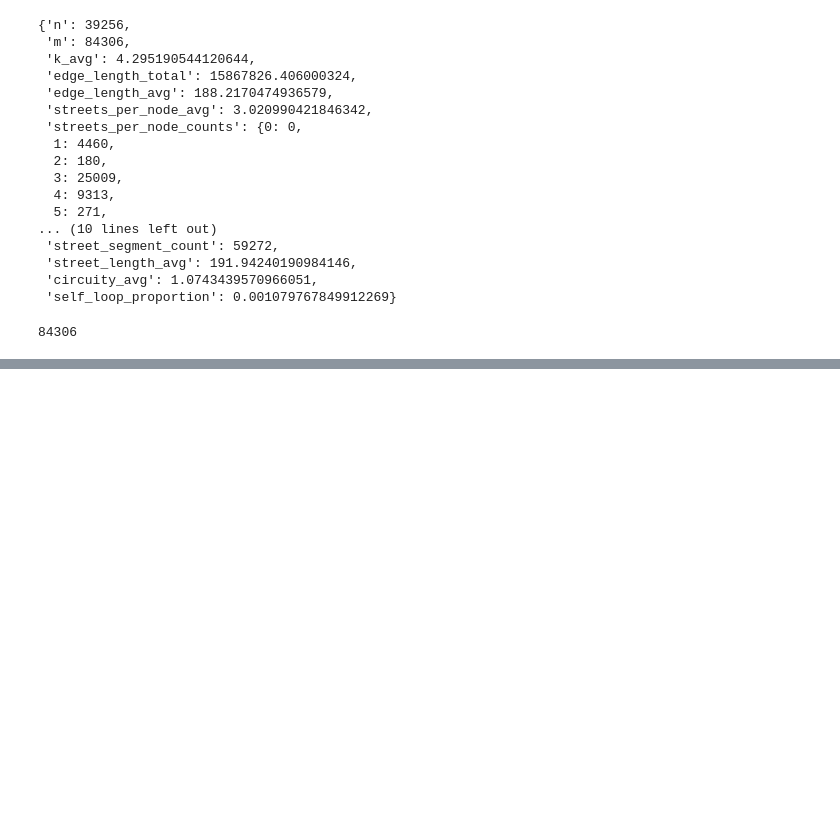
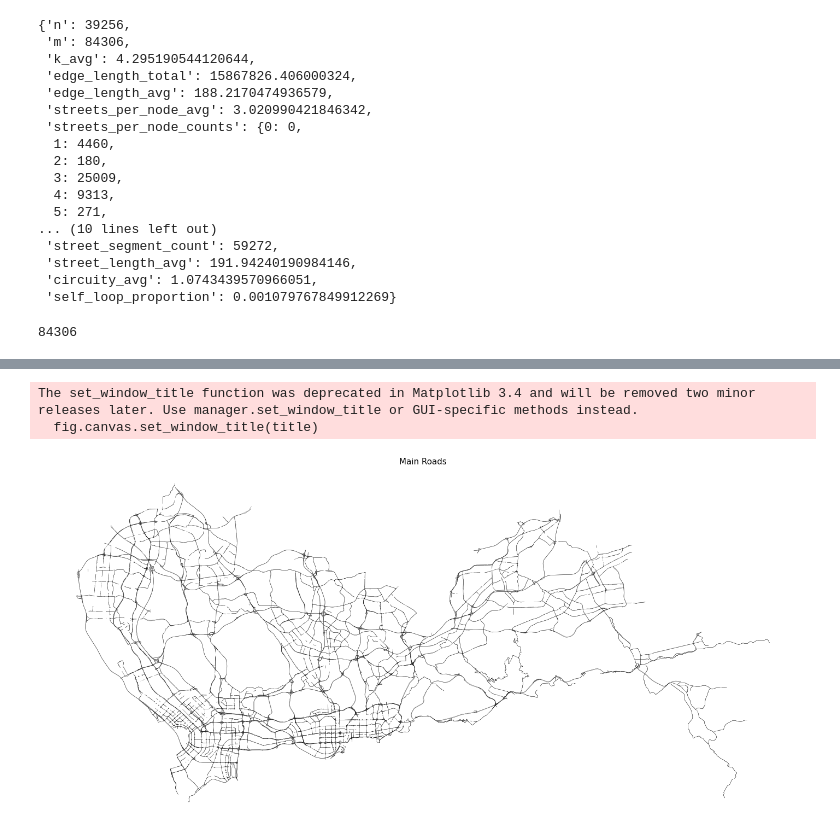
Before and after one commit to XDZhelheim/TrafficFlowModel, a Jupyter notebook: data_process/gen_road_network.ipynb, the cells around one changed output, grey strips where cells are left out. Cells and saved outputs as stored; diff of their text form; code cells hidden in the pictures; blank space fills up the shorter version.

```diff
--- a/data_process/gen_road_network.ipynb
+++ b/data_process/gen_road_network.ipynb
@@ -176,0 +308,4 @@ sz_line_graph_drive=nx.read_gpickle("../data/sz_line_graph_drive.pkl")
+# %%
+df_roads=gpd.GeoDataFrame(pd.read_pickle("../data/df_main_roads.pkl"))
+
+df_roads
@@ -176,0 +335,23 @@ sz_line_graph_drive=nx.read_gpickle("../data/sz_line_graph_drive.pkl")
+# %%
+def show_geom(obj, color, title, cmap=None):
+    """
+    - 画几何图形
+    - obj 为 GeoDataFrame/GeoSeries
+    - 使用例:
+        - df_midpoint=gp.GeoDataFrame(geometry=midpointcoords)
+        - show_points(df_midpoint, "red", "中点")
+    """
+
+    fig, ax=plt.subplots(figsize=(25, 15))
+    obj.plot(ax=ax, color=color, cmap=cmap, markersize=0.2)
+    plt.title(title, fontsize=15, fontname="Source Han Serif CN", color="black")
+    ax.axis("off")
+    fig.canvas.set_window_title(title)
+
+    plt.show()
+# %%
+show_geom(df_roads, "black", "Main Roads");
+# %% [output]
+The set_window_title function was deprecated in Matplotlib 3.4 and will be removed two minor releases later. Use manager.set_window_title or GUI-specific methods instead.
+  fig.canvas.set_window_title(title)
+[figure, added]
```
Also changed, not shown: parts of 15 cells of this notebook, 5 other files.
